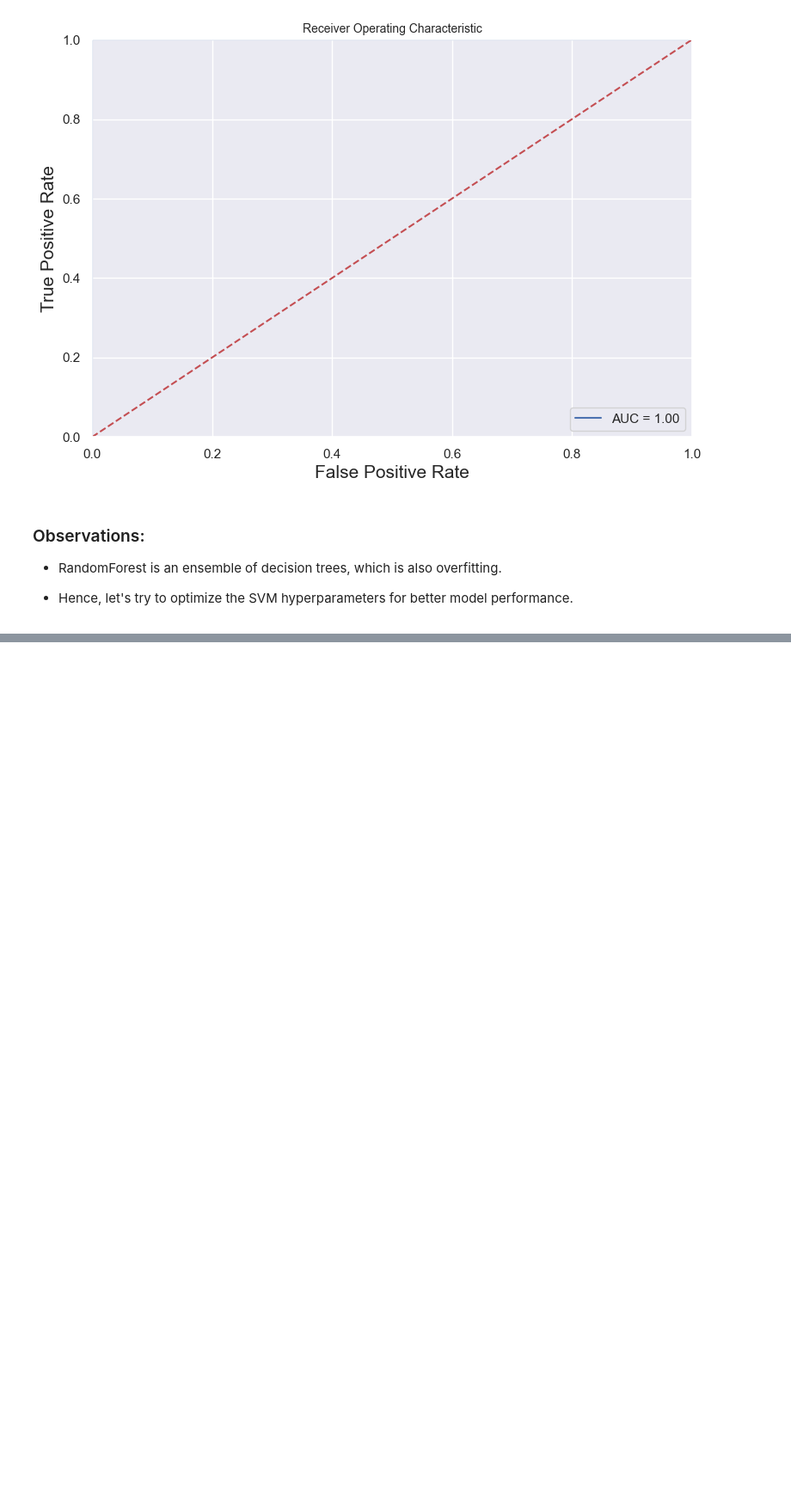
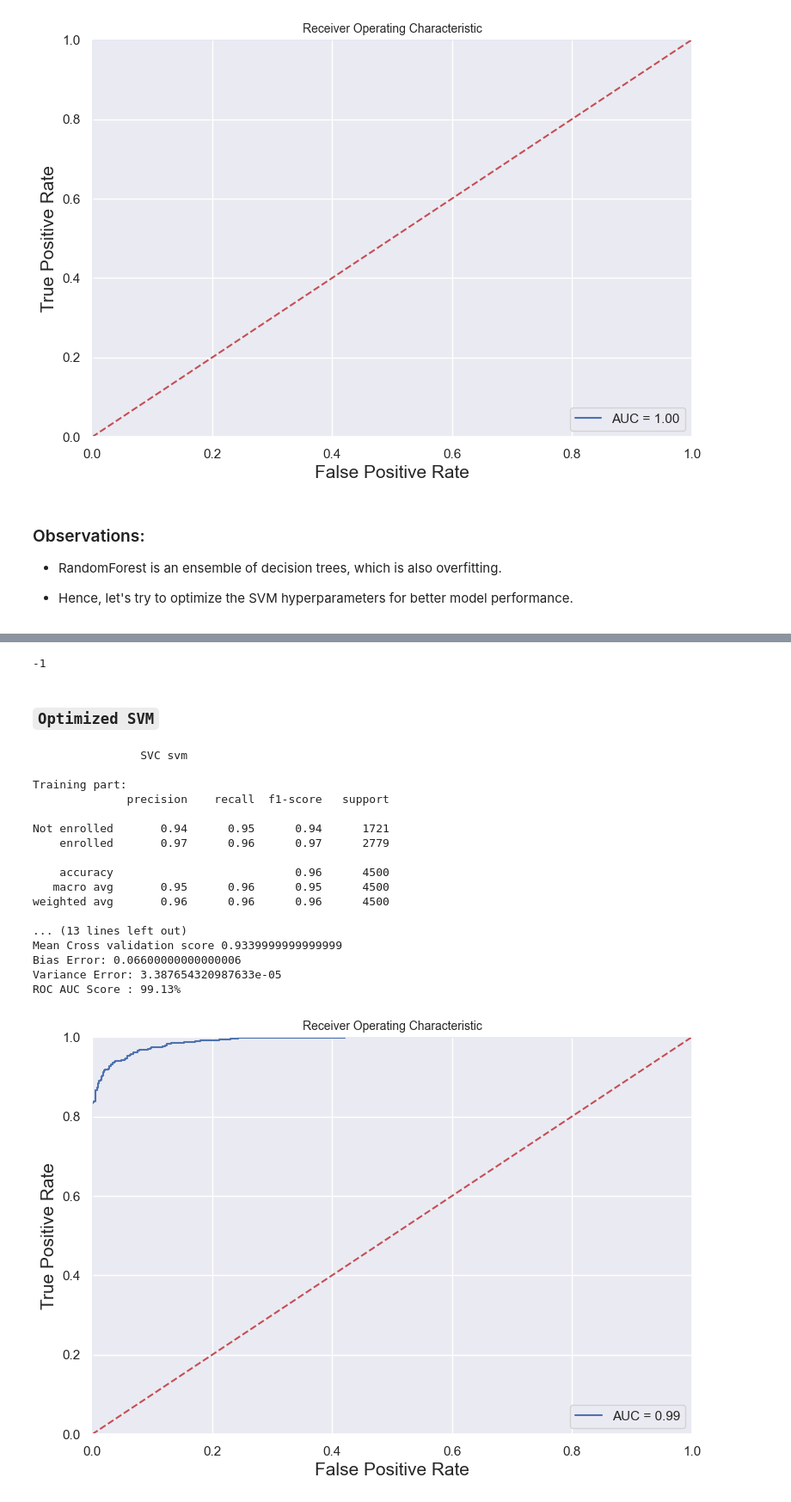
Before and after one commit to tharani001/Insurance-enrollment-prediction, a Jupyter notebook: notebooks/inference.ipynb, the cells around one changed output, grey strips where cells are left out. Shown at 86% size. Drawn from its saved outputs; the diff is of its cells as text; code cells hidden in the pictures; blank space fills up the shorter version.

```diff
--- a/notebooks/inference.ipynb
+++ b/notebooks/inference.ipynb
@@ -669,7 +669,7 @@ def cross_val_score(model,inputs,targets,model_name=None,record=False):
 
     ### Making the predictions for the given model
     preds = model.predict(inputs)
-    if model_name in ["LinearSVC"]:
+    if model_name in ["LinearSVC","SVC"]:
       prob_preds = model.decision_function(inputs)
     else:
       prob_preds = model.predict_proba(inputs)[:,1]
@@ -1085,0 +1188,5 @@ ROC AUC Score : 100.00%
+# %%
+initial_params = {
+    "random_state":42,
+    "n_jobs":-1
+}
@@ -1085,0 +1200,4 @@ ROC AUC Score : 100.00%
+# %%
+best_rscv_params = svm_rscv_model.best_params_
+best_rscv_params.update(initial_params)
+best_rscv_params
@@ -1085,0 +1212,48 @@ ROC AUC Score : 100.00%
+# %%
+best_rscv_params.pop("n_jobs")
+# %% [output]
+-1
+# %% [markdown]
+### `Optimized SVM`
+# %%
+svm = SVC(**best_rscv_params)
+
+svm.fit(X_train,y_train)
+
+# prediction
+pred_train = svm.predict(X_train)
+pred_val = svm.predict(X_val)
+
+# modelname
+model_name = str(type(svm)).split(".")[-1][0:-2]
+print(f"\t\t{model_name.upper()} svm\n")
+
+print('Training part:')
+print(classification_report(y_train, pred_train,
+                                    target_names=['Not enrolled', 'enrolled']))
+print('validation part:')
+print(classification_report(y_val, pred_val,
+                                    target_names=['Not enrolled', 'enrolled']))
+print("Accuracy score for traing dataset",accuracy_score(y_train, pred_train))
+print("Accuracy score for validation dataset",accuracy_score(y_val, pred_val))
+
+cross_val_score(svm,X_val,y_val)
+# %% [output]
+                SVC svm
+
+Training part:
+              precision    recall  f1-score   support
+
+Not enrolled       0.94      0.95      0.94      1721
+    enrolled       0.97      0.96      0.97      2779
+
+    accuracy                           0.96      4500
+   macro avg       0.95      0.96      0.95      4500
+weighted avg       0.96      0.96      0.96      4500
+
+... (13 lines left out)
+Mean Cross validation score 0.9339999999999999
+Bias Error: 0.06600000000000006
+Variance Error: 3.387654320987633e-05
+ROC AUC Score : 99.13%
+[figure, added]
```
Also changed, not shown: parts of 8 cells of this notebook.
